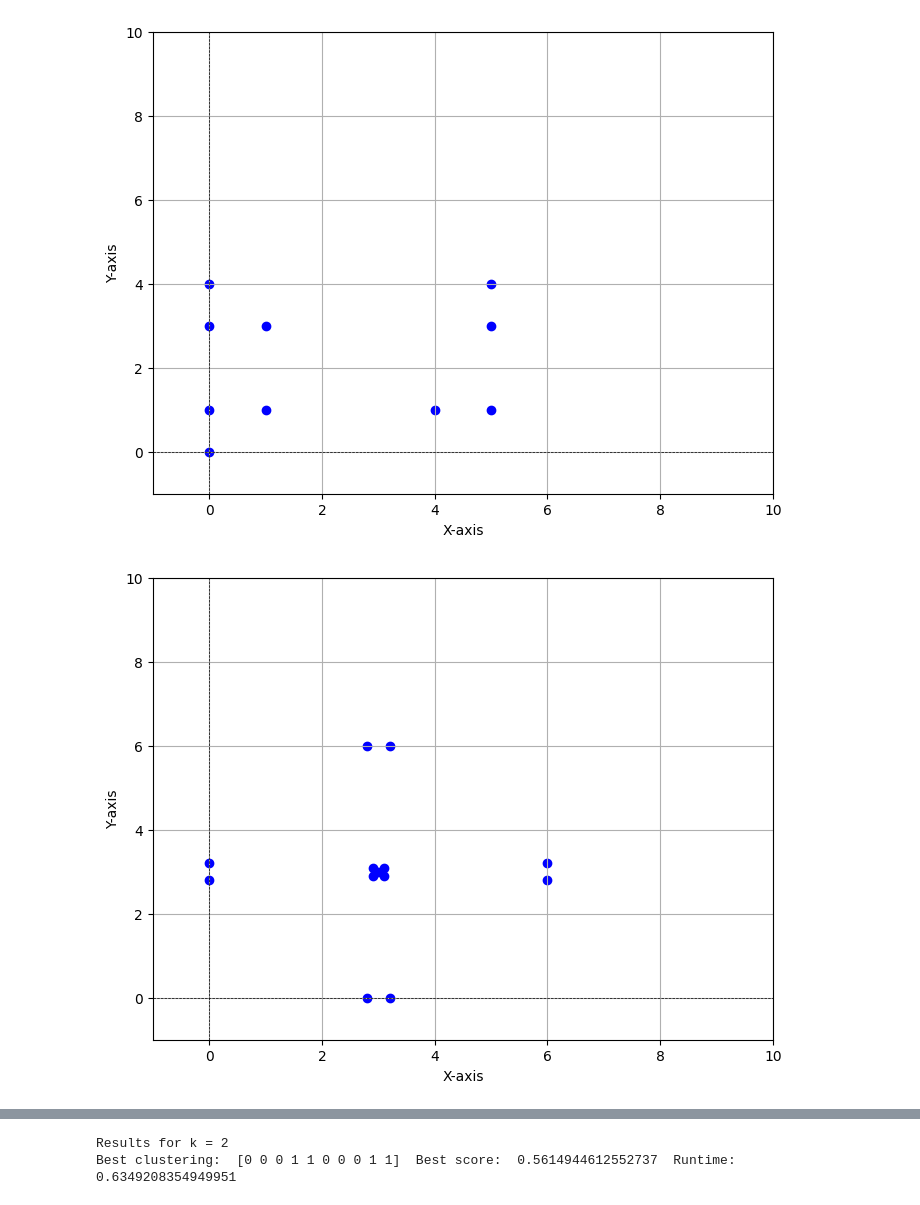
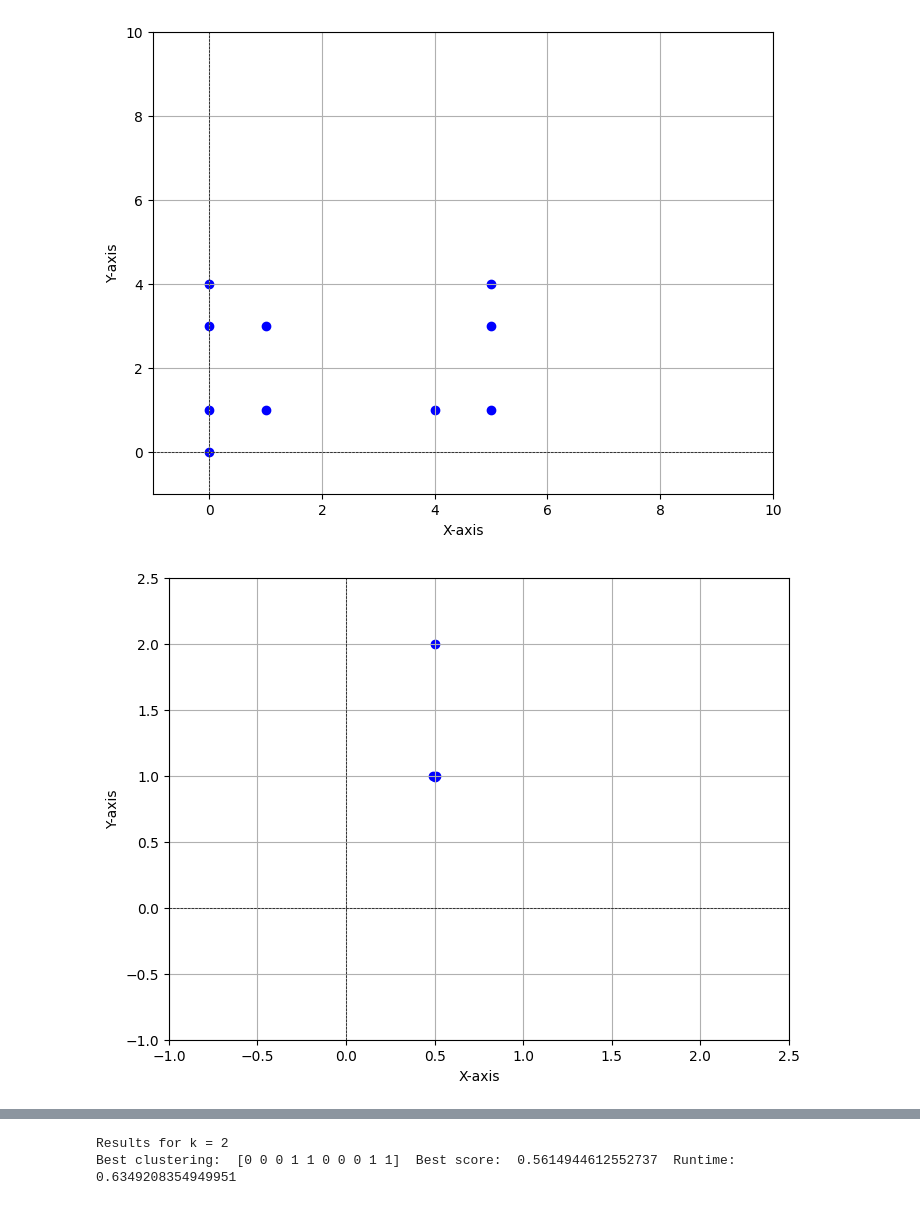
Before and after one commit to TCalvani/Silhouette_clustering, a Jupyter notebook: toy_clustering.ipynb, the cells around one changed output, grey strips where cells are left out. Saved outputs shown, nothing was run; the diff lists cells and outputs as text; code cells hidden in the pictures.

```diff
--- a/toy_clustering.ipynb
+++ b/toy_clustering.ipynb
@@ -30,26 +30,30 @@ plt.show()
 # %% [output]
 [figure]
 # %%
-#Y = np.array([[3.2,0],[2.8,0],[0,3.2],[0,2.8],[6,3.2],[6,2.8],[3.2,6],[2.8,6],[3,3],[3.1,3.1],[3.1,2.9],[2.9,3.1],[2.9,2.9]])#,[2.5,-2.5],[-2.5,2.5],[-2.5,-2.5]])#,[5,4]])
-Y= np.array([[0,0],[0,2],[2,0],[2,2]])
+#Y=np.array([[3.2,0],[2.8,0],[0,3.2],[0,2.8],[6,3.2],[6,2.8],[3.2,6],[2.8,6],[3,3],[3.1,3.1],[3.1,2.9],[2.9,3.1],[2.9,2.9]])#,[2.5,-2.5],[-2.5,2.5],[-2.5,-2.5]])#,[5,4]])
+#Y=np.array([[0,5],[1,6],[2,8],[3,9],[1,4],[2,2],[3,1],[4,0.5],[4,9.5],[5,5],[5.5,5],[6,5],[5.5,5.5],[5.5,4.5],[4.4,0],[4.4,10]])
+#Y=np.array([[5,5],[5,6],[5,0],[5,11]]) #line
+#Y=np.array([[0,5],[5,0],[0,0],[5,5]]) #square
+#Y=np.array([[0,0],[5,0],[2.5,4.33],[2,2],[3,2]]) #triangle with two dots inside
+Y=np.array([[0.49,1],[0.5,0.99],[0.5,2],[0.51,1]])
 
 x_values = Y[:, 0]
 y_values = Y[:, 1]
 
 plt.figure(figsize=(8, 6))
 plt.scatter(x_values, y_values, color='blue', marker='o')
 
 plt.xlabel('X-axis')
 plt.ylabel('Y-axis')
 plt.grid(True)
-plt.xlim(-1, 10)
-plt.ylim(-1, 10)
+plt.xlim(-1, 2.5)
+plt.ylim(-1, 2.5)
 
 plt.axhline(0, color='black',linewidth=0.5, ls='--')
 plt.axvline(0, color='black',linewidth=0.5, ls='--')
 plt.show()
 # %% [output]
-[figure, old version]
+[figure, new version]
 # %%
 import itertools
 
```
Also changed, not shown: parts of 1 cell of this notebook.
